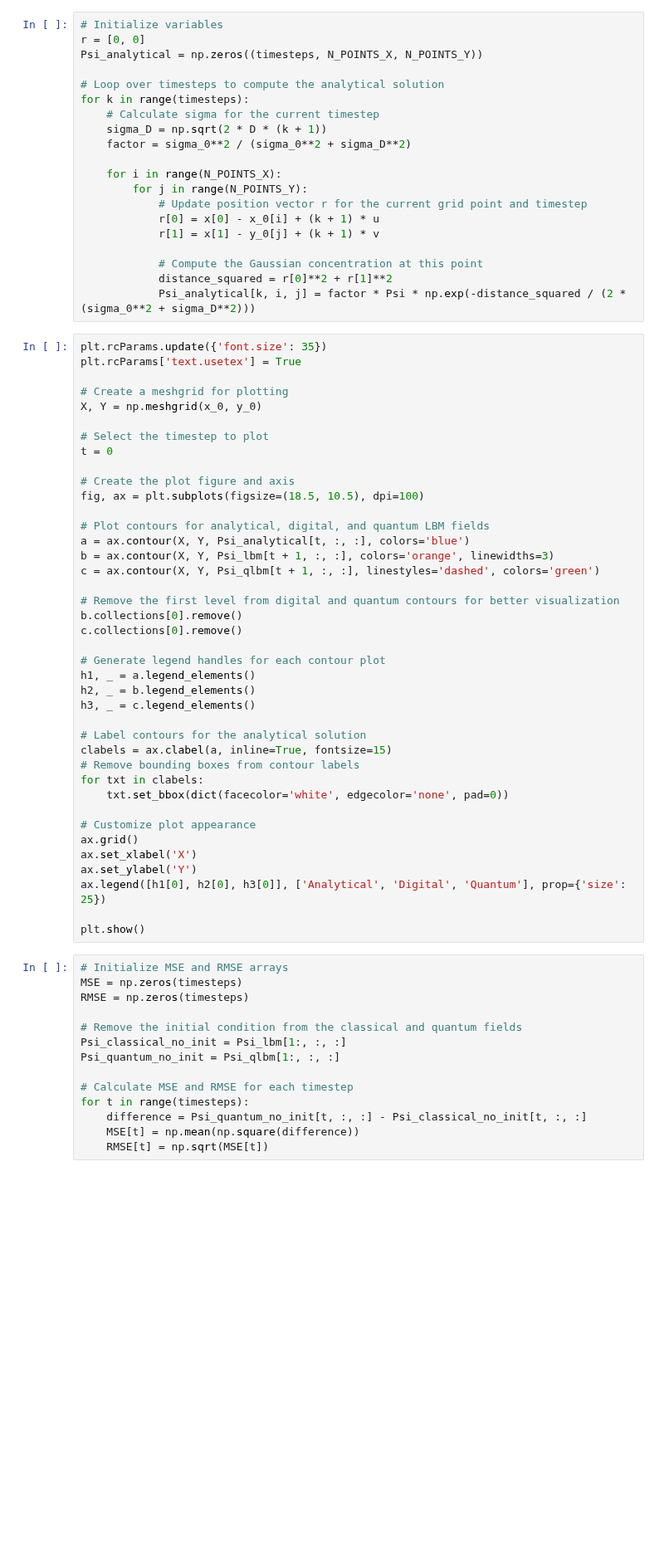
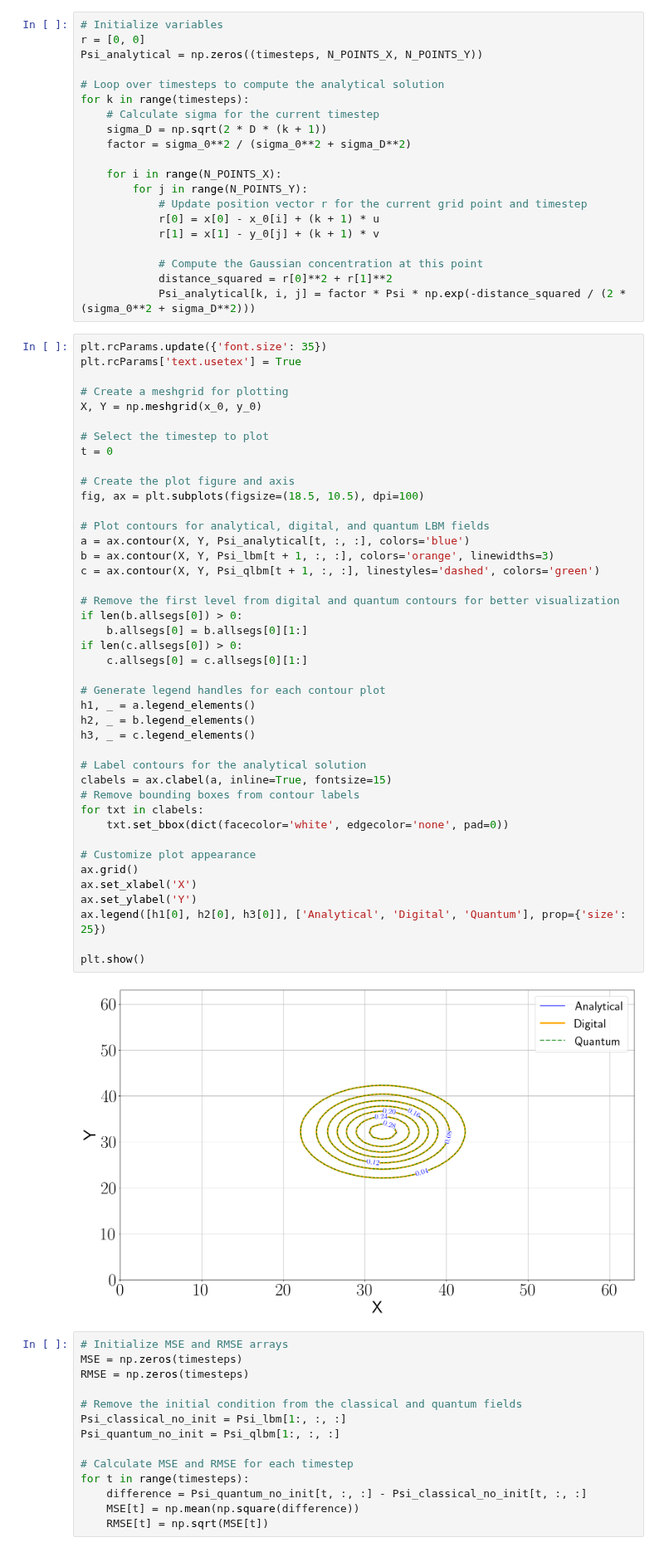
Before and after one commit to tumaer/qlbm, a Jupyter notebook: QLBM_notebooks/Figure_9_Gaussian_hill_2D.ipynb, the cells around one changed output. Shown at 83% size. Cells and saved outputs as stored; diff of their text form; blank space fills up the shorter version.

Commit message:
Fixed bug in plot function: deprecated function replaced

```diff
--- a/QLBM_notebooks/Figure_9_Gaussian_hill_2D.ipynb
+++ b/QLBM_notebooks/Figure_9_Gaussian_hill_2D.ipynb
@@ -117,35 +117,39 @@ X, Y = np.meshgrid(x_0, y_0)
 t = 0
 
 # Create the plot figure and axis
 fig, ax = plt.subplots(figsize=(18.5, 10.5), dpi=100)
 
 # Plot contours for analytical, digital, and quantum LBM fields
 a = ax.contour(X, Y, Psi_analytical[t, :, :], colors='blue')
 b = ax.contour(X, Y, Psi_lbm[t + 1, :, :], colors='orange', linewidths=3)
 c = ax.contour(X, Y, Psi_qlbm[t + 1, :, :], linestyles='dashed', colors='green')
 
 # Remove the first level from digital and quantum contours for better visualization
-b.collections[0].remove()
-c.collections[0].remove()
+if len(b.allsegs[0]) > 0:
+    b.allsegs[0] = b.allsegs[0][1:]
+if len(c.allsegs[0]) > 0:
+    c.allsegs[0] = c.allsegs[0][1:]
 
 # Generate legend handles for each contour plot
 h1, _ = a.legend_elements()
 h2, _ = b.legend_elements()
 h3, _ = c.legend_elements()
 
 # Label contours for the analytical solution
 clabels = ax.clabel(a, inline=True, fontsize=15)
 # Remove bounding boxes from contour labels
 for txt in clabels:
     txt.set_bbox(dict(facecolor='white', edgecolor='none', pad=0))
 
 # Customize plot appearance
 ax.grid()
 ax.set_xlabel('X')
 ax.set_ylabel('Y')
 ax.legend([h1[0], h2[0], h3[0]], ['Analytical', 'Digital', 'Quantum'], prop={'size': 25})
 
 plt.show()
+# %% [output]
+[figure, added]
 # %%
 # Initialize MSE and RMSE arrays
 MSE = np.zeros(timesteps)
```
Also changed, not shown: parts of 1 cell of this notebook.
